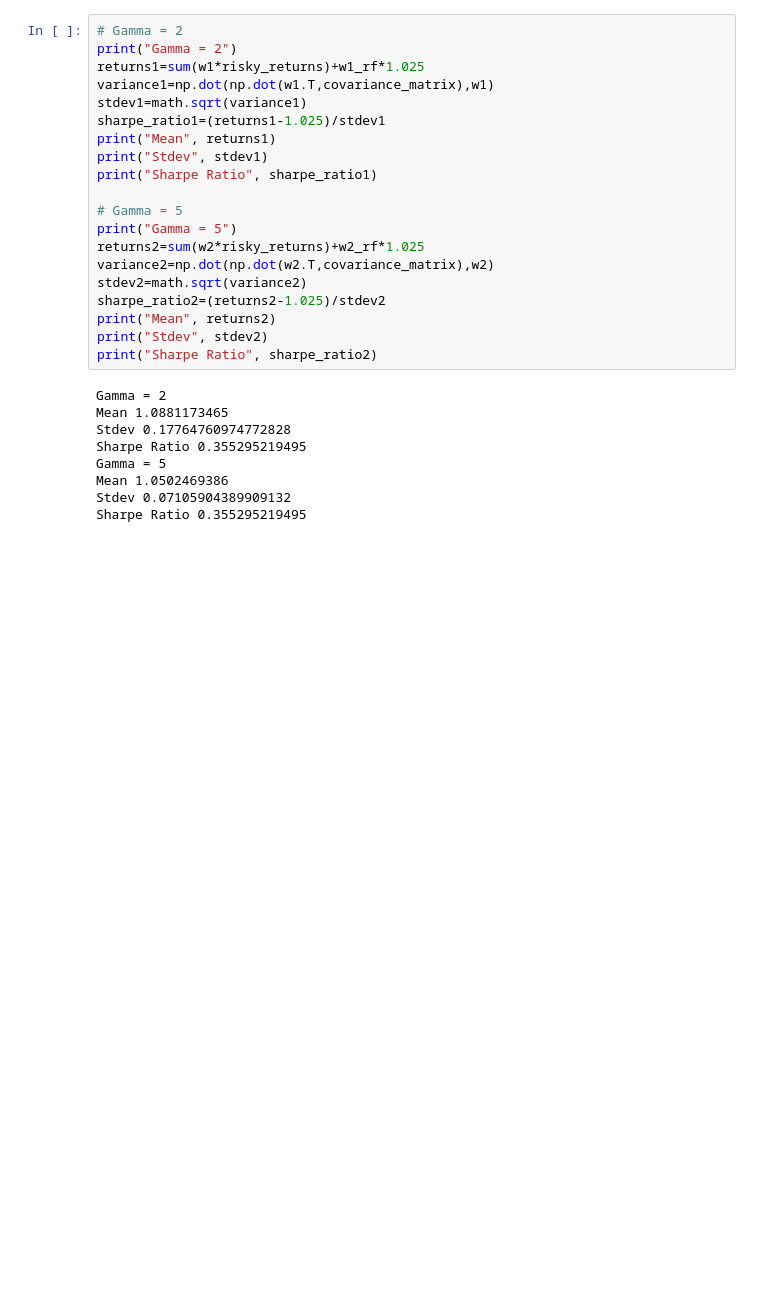
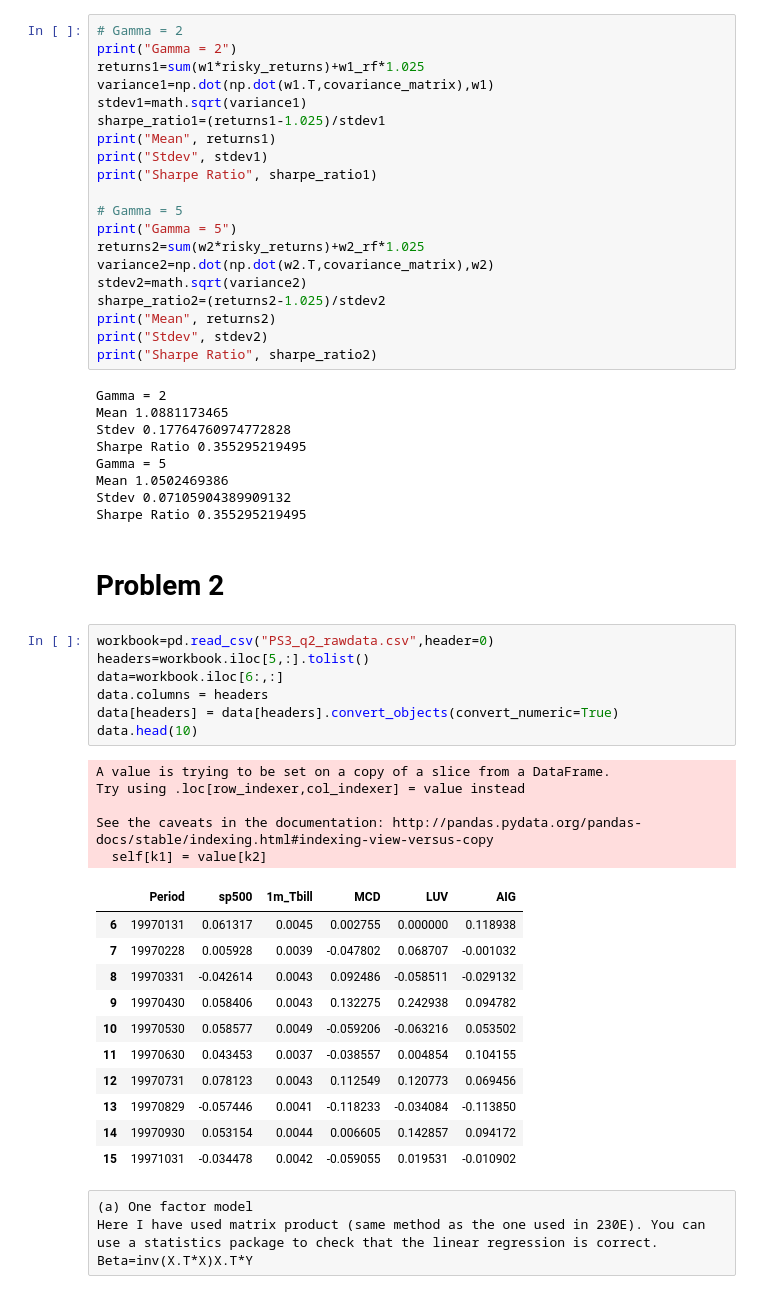
Before and after one commit to zheningliu/MFE_Projects_Spring_2018, a Jupyter notebook: 230A/Problem 1.ipynb, the cells around one changed output. Cells and saved outputs as stored; diff of their text form; blank space fills up the shorter version.

Commit message:
Add files via upload
Problem 1 + Problem 2 (however it seems it does not work for pb2)

```diff
--- a/230A/Problem 1.ipynb
+++ b/230A/Problem 1.ipynb
@@ -138,3 +141,33 @@ Gamma = 5
 Mean 1.0502469386
 Stdev 0.07105904389909132
 Sharpe Ratio 0.355295219495
+# %% [markdown]
+# Problem 2
+# %%
+workbook=pd.read_csv("PS3_q2_rawdata.csv",header=0)
+headers=workbook.iloc[5,:].tolist()
+data=workbook.iloc[6:,:]
+data.columns = headers
+data[headers] = data[headers].convert_objects(convert_numeric=True)
+data.head(10)
+# %% [output]
+A value is trying to be set on a copy of a slice from a DataFrame.
+Try using .loc[row_indexer,col_indexer] = value instead
+
+See the caveats in the documentation: http://pandas.pydata.org/pandas-docs/stable/indexing.html#indexing-view-versus-copy
+  self[k1] = value[k2]
+|  | Period | sp500 | 1m_Tbill | MCD | LUV | AIG |
+| 6 | 19970131 | 0.061317 | 0.0045 | 0.002755 | 0.000000 | 0.118938 |
+| 7 | 19970228 | 0.005928 | 0.0039 | -0.047802 | 0.068707 | -0.001032 |
+| 8 | 19970331 | -0.042614 | 0.0043 | 0.092486 | -0.058511 | -0.029132 |
+| 9 | 19970430 | 0.058406 | 0.0043 | 0.132275 | 0.242938 | 0.094782 |
+| 10 | 19970530 | 0.058577 | 0.0049 | -0.059206 | -0.063216 | 0.053502 |
+| 11 | 19970630 | 0.043453 | 0.0037 | -0.038557 | 0.004854 | 0.104155 |
+| 12 | 19970731 | 0.078123 | 0.0043 | 0.112549 | 0.120773 | 0.069456 |
+| 13 | 19970829 | -0.057446 | 0.0041 | -0.118233 | -0.034084 | -0.113850 |
+| 14 | 19970930 | 0.053154 | 0.0044 | 0.006605 | 0.142857 | 0.094172 |
+| 15 | 19971031 | -0.034478 | 0.0042 | -0.059055 | 0.019531 | -0.010902 |
+# %% [raw]
+(a) One factor model
+Here I have used matrix product (same method as the one used in 230E). You can use a statistics package to check that the linear regression is correct.
+Beta=inv(X.T*X)X.T*Y
```
Also changed, not shown: parts of 16 cells of this notebook.
